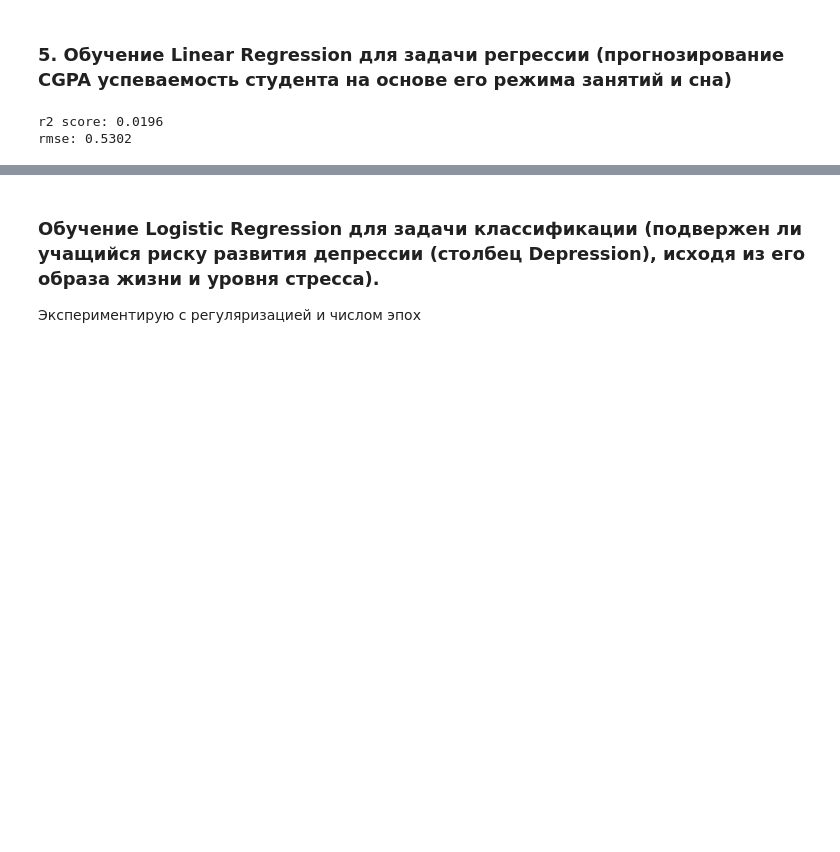
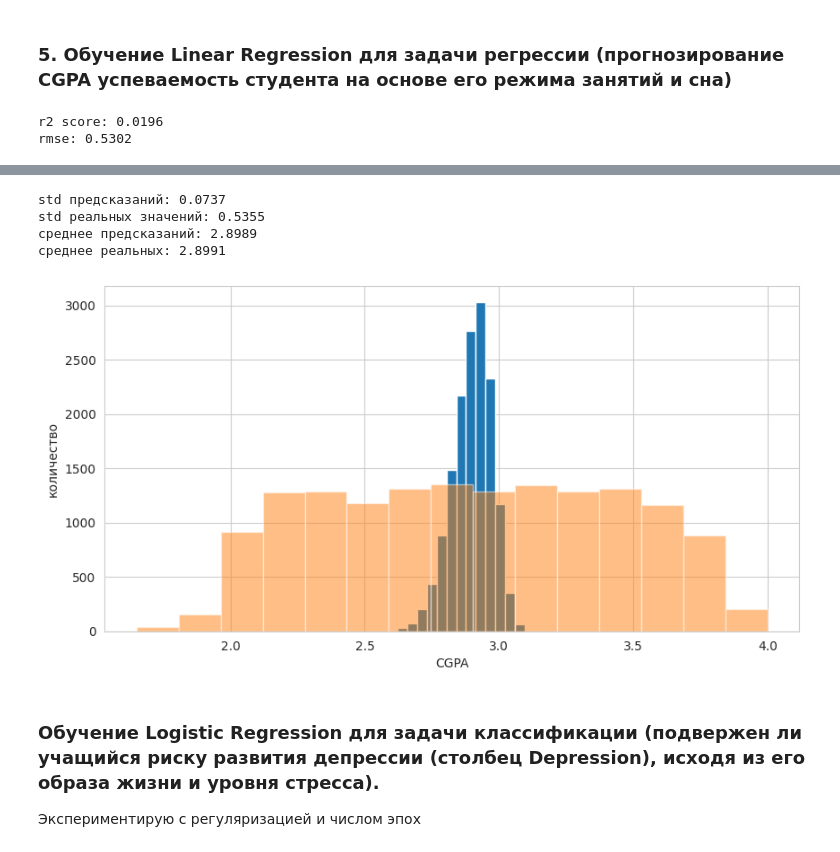
Before and after one commit to Dinar2806/frameworks_lab1, a Jupyter notebook: pipeline.ipynb, the cells around one changed output, grey strips where cells are left out. Drawn from its saved outputs; the diff is of its cells as text; code cells hidden in the pictures; blank space fills up the shorter version.

```diff
--- a/pipeline.ipynb
+++ b/pipeline.ipynb
@@ -247,18 +247,41 @@ X_test_c_s = scaler_c.transform(X_test_c)
 # %%
 lr = LinearRegression().fit(X_tr_r_s, y_tr_r)
 pred_test = lr.predict(X_test_r_s)
 
 print(f"r2 score: {r2_score(y_test_r, pred_test):.4f}")
 print(f"rmse: {np.sqrt(mean_squared_error(y_test_r, pred_test)):.4f}")
 
 plt.scatter(y_test_r, pred_test, alpha=0.3)
 plt.plot([y_test_r.min(), y_test_r.max()], [y_test_r.min(), y_test_r.max()], 'r--')
 plt.title('факт vs прогноз cgpa')
 plt.show()
+
+errors = y_test_r - pred_test
+
+plt.hist(pred_test, bins=15)
+
+
+plt.hist(y_test_r, bins=15, alpha=0.5)
+
+plt.xlabel("CGPA")
+plt.ylabel("количество")
+
+
+
+
+print(f"std предсказаний: {pred_test.std():.4f}")
+print(f"std реальных значений: {y_test_r.std():.4f}")
+print(f"среднее предсказаний: {pred_test.mean():.4f}")
+print(f"среднее реальных: {y_test_r.mean():.4f}")
 # %% [output]
 r2 score: 0.0196
 rmse: 0.5302
 [figure]
+std предсказаний: 0.0737
+std реальных значений: 0.5355
+среднее предсказаний: 2.8989
+среднее реальных: 2.8991
+[figure, added]
 # %% [markdown]
 ### Обучение Logistic Regression для задачи классификации (подвержен ли учащийся риску развития депрессии (столбец Depression), исходя из его образа жизни и уровня стресса).
 Экспериментирую с регуляризацией и числом эпох
```
Also changed, not shown: parts of 6 cells of this notebook, 1 other file.
